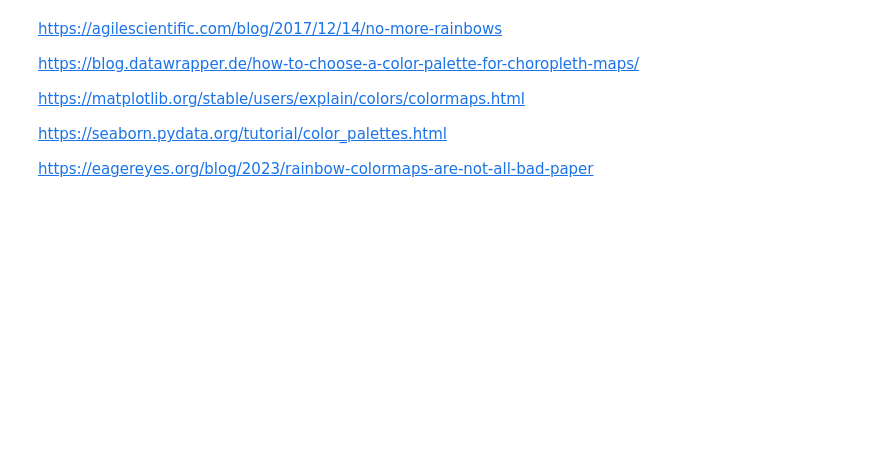
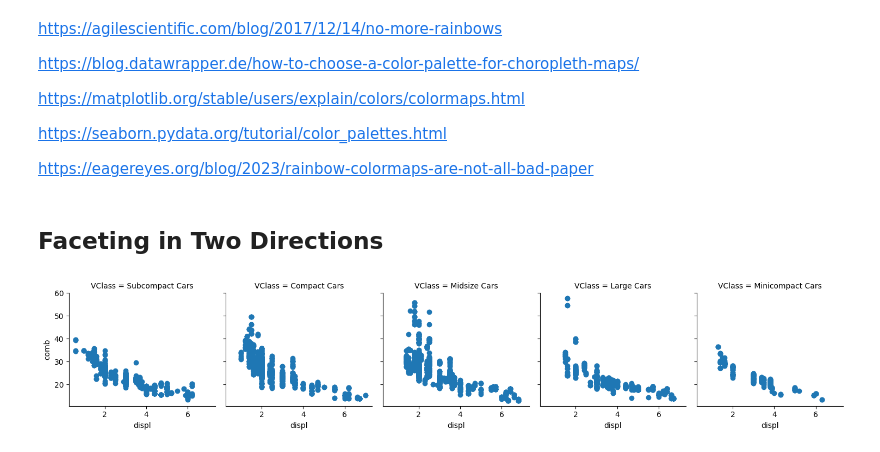
Before and after one commit to sondosaabed/Data-Visualization-with-Matplotlib-and-Seaborn, a Jupyter notebook: L5-Multivariate-Exploration-of-Data/L5-Multivariate-Exploration-of-Data.ipynb, the cells around one changed output. Saved outputs shown, nothing was run; the diff lists cells and outputs as text; code cells hidden in the pictures; blank space fills up the shorter version.

Commit message:
Add Faceting for Multivariate Data code and lesson

```diff
--- a/L5-Multivariate-Exploration-of-Data/L5-Multivariate-Exploration-of-Data.ipynb
+++ b/L5-Multivariate-Exploration-of-Data/L5-Multivariate-Exploration-of-Data.ipynb
@@ -192,3 +192,10 @@ https://matplotlib.org/stable/users/explain/colors/colormaps.html
 https://seaborn.pydata.org/tutorial/color_palettes.html
 
 https://eagereyes.org/blog/2023/rainbow-colormaps-are-not-all-bad-paper
+# %% [markdown]
+## Faceting in Two Directions
+# %%
+g = sns.FacetGrid(data=df, col='VClass')
+g.map(plt.scatter, 'displ','comb');
+# %% [output]
+[figure, added]
```
Also changed, not shown: parts of 5 cells of this notebook.
